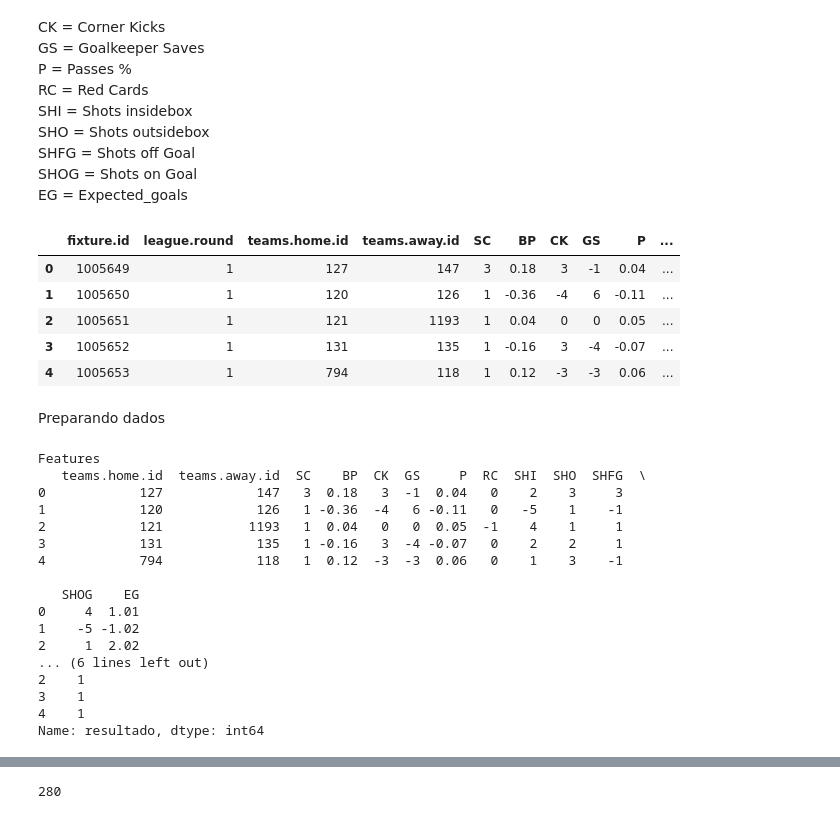
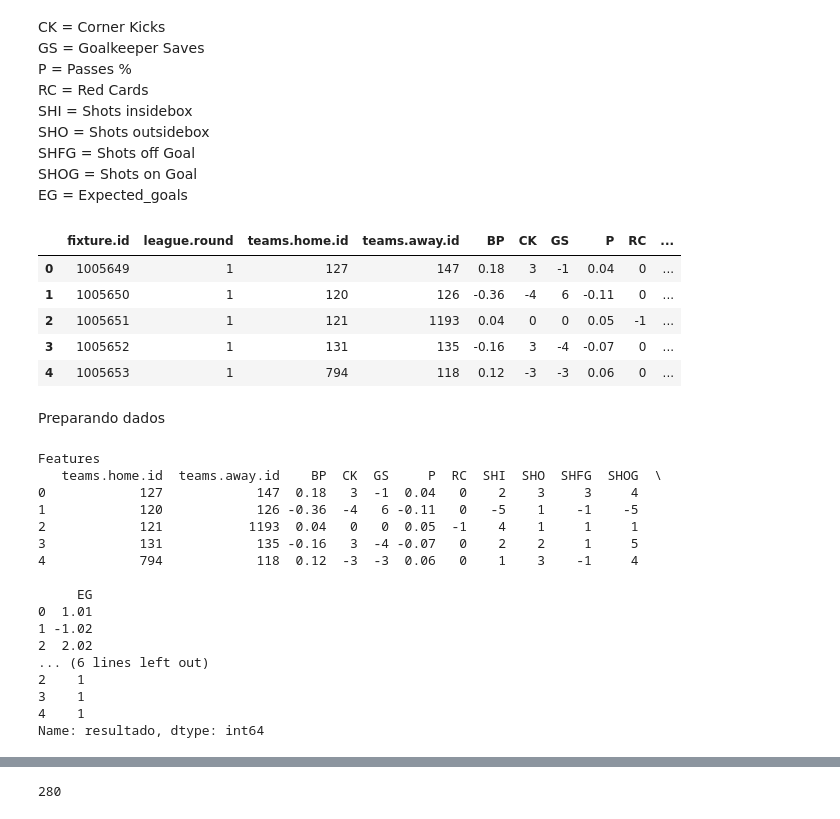
Before and after one commit to raphaelrocha22/Projeto_Sports_Infnet, a Jupyter notebook: 3-Algoritmo_Classificacao.ipynb, the cells around one changed output, grey strips where cells are left out. Drawn from its saved outputs; the diff is of its cells as text; code cells hidden in the pictures.

```diff
--- a/3-Algoritmo_Classificacao.ipynb
+++ b/3-Algoritmo_Classificacao.ipynb
@@ -71,38 +71,37 @@ EG = Expected_goals
 # %%
 data = df_base.copy()
 
-data['SC'] = data['score.fulltime.home'] - data['score.fulltime.away']
 data['BP'] = data['home_Ball Possession'] - data['away_Ball Possession']
 data['BS'] = data['home_Blocked Shots'] - data['away_Blocked Shots']
 data['CK'] = data['home_Corner Kicks'] - data['away_Corner Kicks']
 data['GS'] = data['home_Goalkeeper Saves'] - data['away_Goalkeeper Saves']
 data['P'] = data['home_Passes %'] - data['away_Passes %']
 data['RC'] = data['home_Red Cards'] - data['away_Red Cards']
 data['SHI'] = data['home_Shots insidebox'] - data['away_Shots insidebox']
 data['SHO'] = data['home_Shots outsidebox'] - data['away_Shots outsidebox']
 data['SHFG'] = data['home_Shots off Goal'] - data['away_Shots off Goal']
 data['SHOG'] = data['home_Shots on Goal'] - data['away_Shots on Goal']
 data['EG'] = data['home_expected_goals'] - data['away_expected_goals']
 
 
 data = data[['fixture.id', 'league.round', 'teams.home.id', 'teams.away.id',
-             'SC', 'BP', 'CK', 'GS', 'P', 'RC', 'SHI', 'SHO',
+             'BP', 'CK', 'GS', 'P', 'RC', 'SHI', 'SHO',
              'SHFG', 'SHOG', 'EG', 'resultado']]
 
 data.head()
 # %% [output]
-|  | fixture.id | league.round | teams.home.id | teams.away.id | SC | BP | CK | GS | P | ... |
-| 0 | 1005649 | 1 | 127 | 147 | 3 | 0.18 | 3 | -1 | 0.04 | ... |
-| 1 | 1005650 | 1 | 120 | 126 | 1 | -0.36 | -4 | 6 | -0.11 | ... |
-| 2 | 1005651 | 1 | 121 | 1193 | 1 | 0.04 | 0 | 0 | 0.05 | ... |
-| 3 | 1005652 | 1 | 131 | 135 | 1 | -0.16 | 3 | -4 | -0.07 | ... |
-| 4 | 1005653 | 1 | 794 | 118 | 1 | 0.12 | -3 | -3 | 0.06 | ... |
+|  | fixture.id | league.round | teams.home.id | teams.away.id | BP | CK | GS | P | RC | ... |
+| 0 | 1005649 | 1 | 127 | 147 | 0.18 | 3 | -1 | 0.04 | 0 | ... |
+| 1 | 1005650 | 1 | 120 | 126 | -0.36 | -4 | 6 | -0.11 | 0 | ... |
+| 2 | 1005651 | 1 | 121 | 1193 | 0.04 | 0 | 0 | 0.05 | -1 | ... |
+| 3 | 1005652 | 1 | 131 | 135 | -0.16 | 3 | -4 | -0.07 | 0 | ... |
+| 4 | 1005653 | 1 | 794 | 118 | 0.12 | -3 | -3 | 0.06 | 0 | ... |
 # %% [markdown]
 Preparando dados
 # %%
 #features treinamento
 features = data[['teams.home.id', 'teams.away.id',
-                 'SC', 'BP', 'CK', 'GS', 'P', 'RC',
+                 'BP', 'CK', 'GS', 'P', 'RC',
                  'SHI', 'SHO', 'SHFG', 'SHOG', 'EG']]
 
 
@@ -118,17 +117,17 @@ print ('Labels')
 print (labels.head())
 # %% [output]
 Features
-   teams.home.id  teams.away.id  SC    BP  CK  GS     P  RC  SHI  SHO  SHFG  \
-0            127            147   3  0.18   3  -1  0.04   0    2    3     3
-1            120            126   1 -0.36  -4   6 -0.11   0   -5    1    -1
-2            121           1193   1  0.04   0   0  0.05  -1    4    1     1
-3            131            135   1 -0.16   3  -4 -0.07   0    2    2     1
-4            794            118   1  0.12  -3  -3  0.06   0    1    3    -1
+   teams.home.id  teams.away.id    BP  CK  GS     P  RC  SHI  SHO  SHFG  SHOG  \
+0            127            147  0.18   3  -1  0.04   0    2    3     3     4
+1            120            126 -0.36  -4   6 -0.11   0   -5    1    -1    -5
+2            121           1193  0.04   0   0  0.05  -1    4    1     1     1
+3            131            135 -0.16   3  -4 -0.07   0    2    2     1     5
+4            794            118  0.12  -3  -3  0.06   0    1    3    -1     4
 
-   SHOG    EG
-0     4  1.01
-1    -5 -1.02
-2     1  2.02
+     EG
+0  1.01
+1 -1.02
+2  2.02
 ... (6 lines left out)
 2    1
 3    1
```
Also changed, not shown: parts of 4 cells of this notebook, 3 other files.
